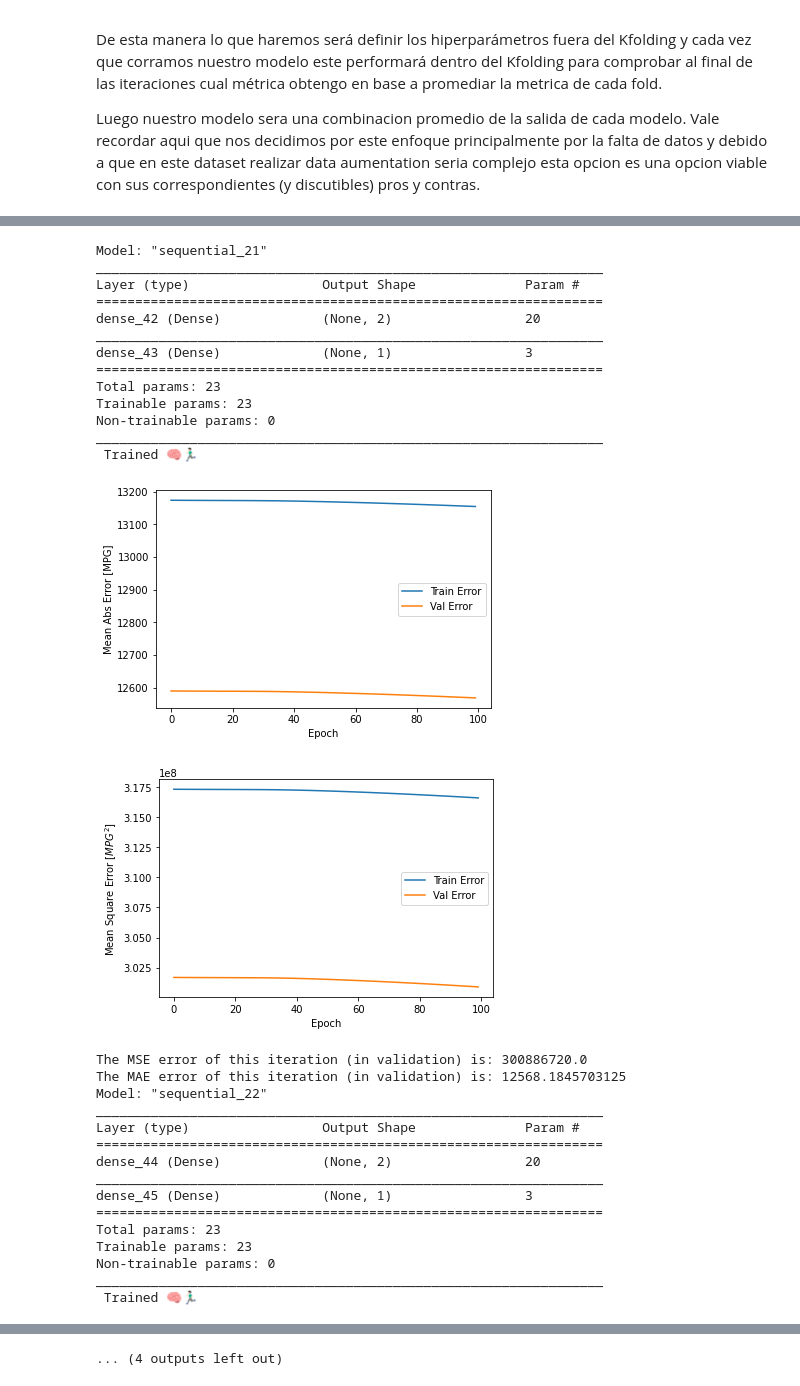
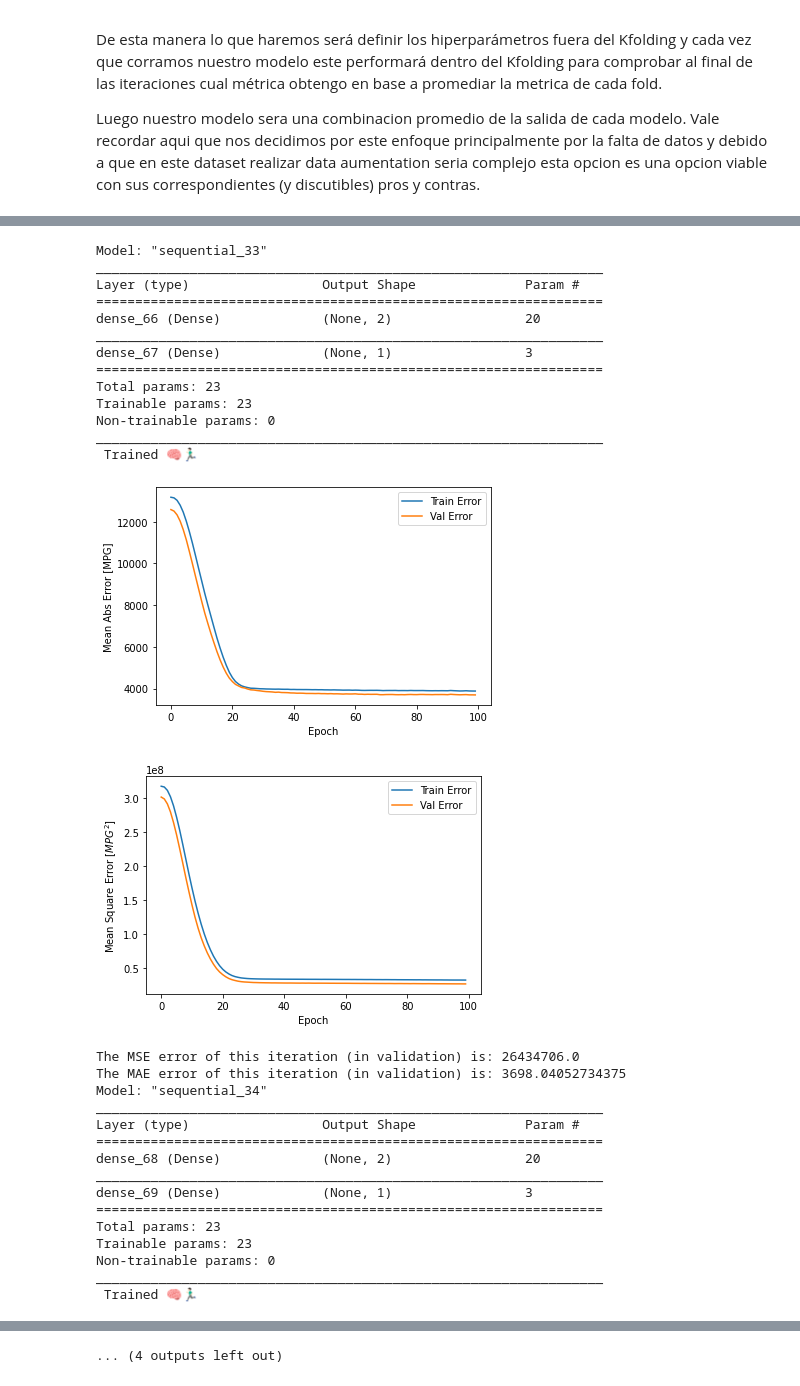
Before and after one commit to matifrancois/DeepLearning_Project2, a Jupyter notebook: Ej2/ej2_nh.ipynb, the cells around one changed output, grey strips where cells are left out. Saved outputs shown, nothing was run; the diff lists cells and outputs as text; code cells hidden in the pictures.

Commit message:
playing with learning rate

```diff
--- a/Ej2/ej2_nh.ipynb
+++ b/Ej2/ej2_nh.ipynb
@@ -315,13 +315,13 @@ from tensorflow.keras import layers
 # print(train_stats)
 # %%
 class CostPredictor:
-    def __init__(self, df_train, df_validation, Epochs, train_labels, validation_labels, learning_rate):
+    def __init__(self, df_train, df_validation, Epochs, train_labels, validation_labels, learning_rate, beta_1, beta_2):
         """CostPredictor
 
         This is a class contains the most part of the methods needed for the cost predictor
 
         """
-        self.model = self.build_model(df_train)
+        self.model = self.build_model(df_train, learning_rate=learning_rate, beta_1=beta_1, beta_2=beta_2)
         self.EPOCHS = Epochs
 
         self.train_stats = df_train.describe()
@@ -346,7 +346,7 @@ class CostPredictor:
             self.history = self.model.fit(self.df_train_norm, self.train_labels, epochs=self.EPOCHS,
                     validation_data = (self.df_validation_norm,self.validation_labels), verbose=0, callbacks=[PrintDot(self.EPOCHS)])
 
-    def build_model(self, df_train, learning_rate):
+    def build_model(self, df_train, learning_rate, beta_1, beta_2):
         initializer = tf.keras.initializers.GlorotNormal(seed=7) # We use an initializer to start always in the same position (because we are using the same seed)
 
         model = keras.Sequential([
@@ -355,7 +355,7 @@ class CostPredictor:
         ])
 
         optimizer = tf.keras.optimizers.Adam(
-        learning_rate=0.001, beta_1=0.9, beta_2=0.999, epsilon=1e-07,
+        learning_rate=learning_rate, beta_1=beta_1, beta_2=beta_2, epsilon=1e-07,
         name='Adam'
         )
 
@@ -392,19 +392,15 @@ class CostPredictor:
         plt.figure()
         plt.xlabel('Epoch')
         plt.ylabel('Mean Abs Error [MPG]')
-        plt.plot(hist['epoch'], hist['mae'],
-                label='Train Error')
-        plt.plot(hist['epoch'], hist['val_mae'],
-                label = 'Val Error')
+        plt.plot(hist['epoch'], hist['mae'], label='Train Error')
+        plt.plot(hist['epoch'], hist['val_mae'], label = 'Val Error')
         plt.legend()
 
         plt.figure()
         plt.xlabel('Epoch')
         plt.ylabel('Mean Square Error [$MPG^2$]')
-        plt.plot(hist['epoch'], hist['mse'],
-                label='Train Error')
-        plt.plot(hist['epoch'], hist['val_mse'],
-                label = 'Val Error')
+        plt.plot(hist['epoch'], hist['mse'], label='Train Error')
+        plt.plot(hist['epoch'], hist['val_mse'], label = 'Val Error')
         plt.legend()
         plt.show()
 
@@ -447,7 +443,7 @@ Luego nuestro modelo sera una combinacion promedio de la salida de cada modelo.
 from sklearn.model_selection import KFold
 import statistics
 
-def k_folding(df, EPOCHS, learning_rate, early_stopping = False):
+def k_folding(df, EPOCHS, learning_rate, beta_1=0.9, beta_2 = 0.999, early_stopping = False):
     """
     Función que dado un dataframe realiza un k-folding con k=5.
     Recibe:
@@ -473,7 +469,7 @@ def k_folding(df, EPOCHS, learning_rate, early_stopping = False):
         df_validation_no_charges = validation_df
         df_validation_no_charges.pop('charges')
 
-        predictor = CostPredictor(df_train_no_charges, df_validation_no_charges, EPOCHS, df_train_target, df_validation_target)
+        predictor = CostPredictor(df_train_no_charges, df_validation_no_charges, EPOCHS, df_train_target, df_validation_target, learning_rate, beta_1, beta_2)
         predictor.get_summary()
         # predictor.validation_split(df_validation_norm)
         predictor.train_nn(early_stopping = early_stopping)
@@ -489,30 +493,30 @@ def k_folding(df, EPOCHS, learning_rate, early_stopping = False):
 # %%
-k_folding(df_train, EPOCHS = 100, learning_rate = 0.001)
+k_folding(df_train, EPOCHS = 100, learning_rate = 0.1)
 # %% [output]
-Model: "sequential_21"
+Model: "sequential_33"
 _________________________________________________________________
 Layer (type)                 Output Shape              Param #
 =================================================================
-dense_42 (Dense)             (None, 2)                 20
+dense_66 (Dense)             (None, 2)                 20
 _________________________________________________________________
-dense_43 (Dense)             (None, 1)                 3
+dense_67 (Dense)             (None, 1)                 3
 =================================================================
 Total params: 23
 Trainable params: 23
 Non-trainable params: 0
 _________________________________________________________________
  Trained 🧠🏃🏻‍♂️
-[figure, old version]
+[figure, new version]
-[figure, old version]
+[figure, new version]
-The MSE error of this iteration (in validation) is: 300886720.0
-The MAE error of this iteration (in validation) is: 12568.1845703125
-Model: "sequential_22"
+The MSE error of this iteration (in validation) is: 26434706.0
+The MAE error of this iteration (in validation) is: 3698.04052734375
+Model: "sequential_34"
 _________________________________________________________________
 Layer (type)                 Output Shape              Param #
 =================================================================
-dense_44 (Dense)             (None, 2)                 20
+dense_68 (Dense)             (None, 2)                 20
 _________________________________________________________________
-dense_45 (Dense)             (None, 1)                 3
+dense_69 (Dense)             (None, 1)                 3
 =================================================================
 Total params: 23
 Trainable params: 23
```
Also changed, not shown: parts of 7 cells of this notebook, 1 other file.
